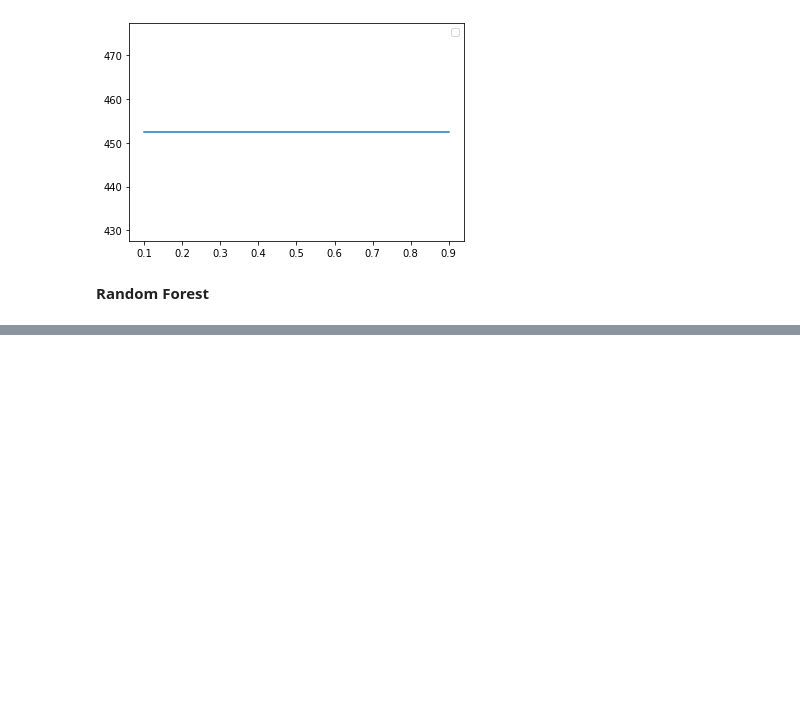
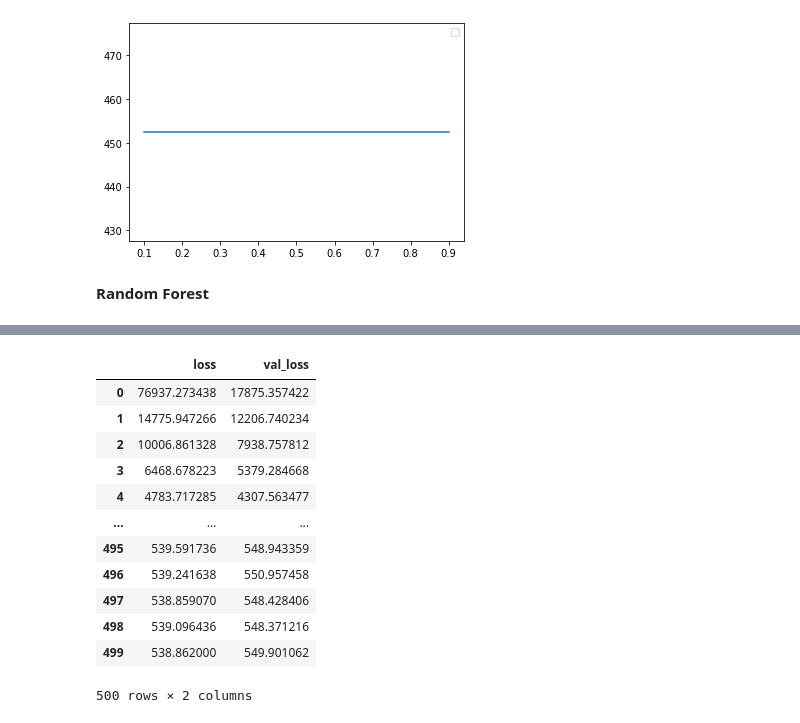
Before and after one commit to sarkar2527/DSAP, a Jupyter notebook: Hackathon_Wipro.ipynb, the cells around one changed output, grey strips where cells are left out. Saved outputs shown, nothing was run; the diff lists cells and outputs as text; code cells hidden in the pictures; blank space fills up the shorter version.

```diff
--- a/Hackathon_Wipro.ipynb
+++ b/Hackathon_Wipro.ipynb
@@ -548,0 +652,16 @@ print(RF_MSE)
+# %%
+losses
+# %% [output]
+|  | loss | val_loss |
+| 0 | 76937.273438 | 17875.357422 |
+| 1 | 14775.947266 | 12206.740234 |
+| 2 | 10006.861328 | 7938.757812 |
+| 3 | 6468.678223 | 5379.284668 |
+| 4 | 4783.717285 | 4307.563477 |
+| ... | ... | ... |
+| 495 | 539.591736 | 548.943359 |
+| 496 | 539.241638 | 550.957458 |
+| 497 | 538.859070 | 548.428406 |
+| 498 | 539.096436 | 548.371216 |
+| 499 | 538.862000 | 549.901062 |
+500 rows × 2 columns
```
Also changed, not shown: parts of 48 cells of this notebook.
